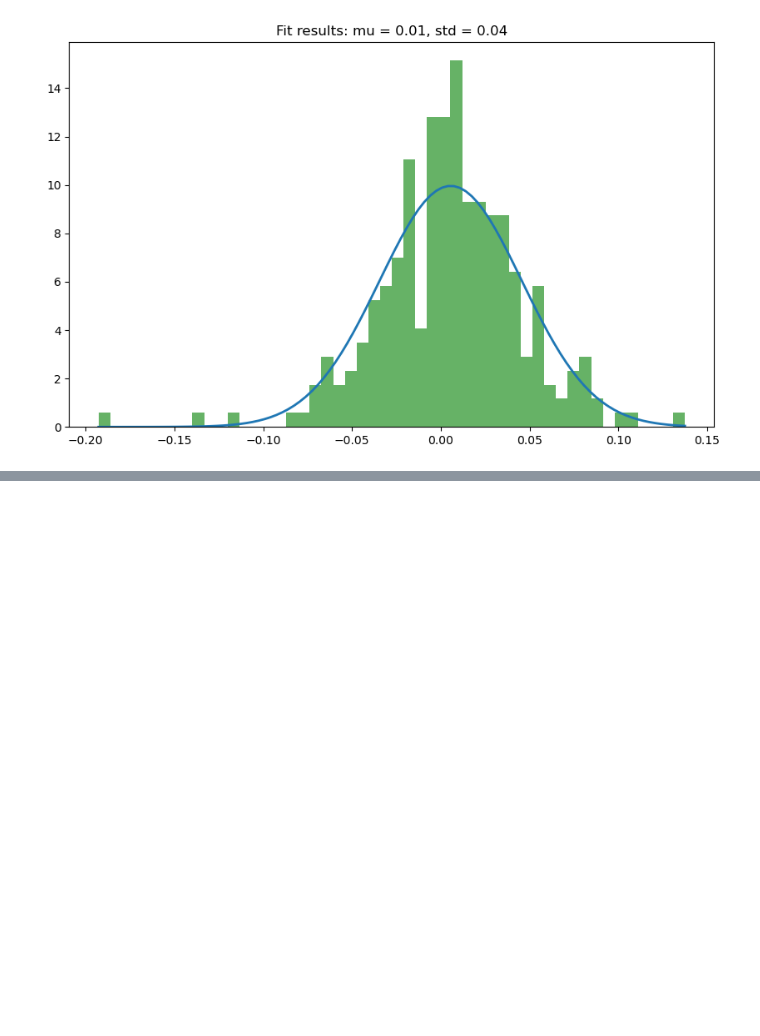
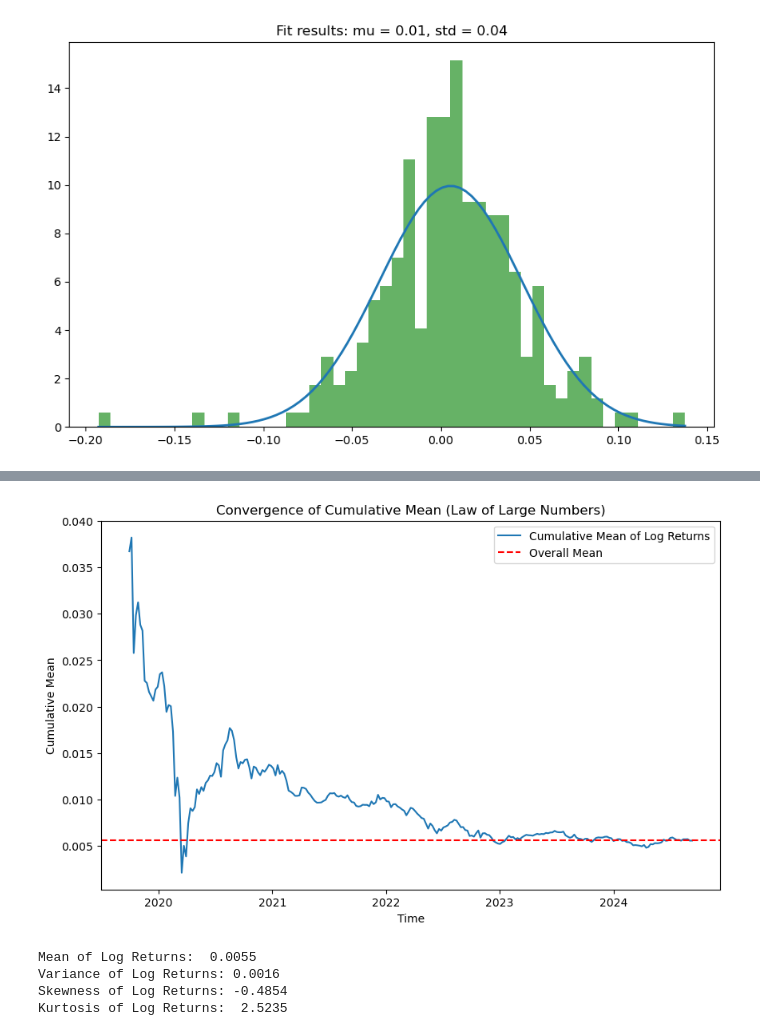
Before and after one commit to rcosolnki/Quantitative-Research-Projects, a Jupyter notebook: Project1_Probability_Distributions/Probability_Distributions.ipynb, the cells around one changed output, grey strips where cells are left out. Drawn from its saved outputs; the diff is of its cells as text; code cells hidden in the pictures; blank space fills up the shorter version.

```diff
--- a/Project1_Probability_Distributions/Probability_Distributions.ipynb
+++ b/Project1_Probability_Distributions/Probability_Distributions.ipynb
@@ -165,0 +166,34 @@ KS Statistic: 0.058164615787033025, p-value: 0.3298268921238542
+# %%
+# Calculate cumulative mean of log returns
+log_returns = np.log(df['Close'] / df['Close'].shift(1)).dropna()
+cumulative_mean = np.cumsum(log_returns) / np.arange(1, len(log_returns) + 1)
+
+# Plot cumulative mean
+plt.figure(figsize=(10, 6))
+plt.plot(cumulative_mean, label="Cumulative Mean of Log Returns")
+plt.axhline(y=np.mean(log_returns), color='r', linestyle='--', label="Overall Mean")
+plt.xlabel('Time')
+plt.ylabel('Cumulative Mean')
+plt.title('Convergence of Cumulative Mean (Law of Large Numbers)')
+plt.legend()
+plt.show()
+# %% [output]
+[figure, added]
+# %%
+from scipy.stats import skew, kurtosis
+
+# Calculate moments
+mean_log_return = np.mean(log_returns)
+variance_log_return = np.var(log_returns)
+skewness_log_return = skew(log_returns)
+kurtosis_log_return = kurtosis(log_returns)
+
+print(f"Mean of Log Returns: {mean_log_return: .4f}")
+print(f"Variance of Log Returns: {variance_log_return:.4f}")
+print(f"Skewness of Log Returns: {skewness_log_return: .4f}")
+print(f"Kurtosis of Log Returns: {kurtosis_log_return: .4f}")
+# %% [output]
+Mean of Log Returns:  0.0055
+Variance of Log Returns: 0.0016
+Skewness of Log Returns: -0.4854
+Kurtosis of Log Returns:  2.5235
```
Also changed, not shown: parts of 7 cells of this notebook, 2 other files.
